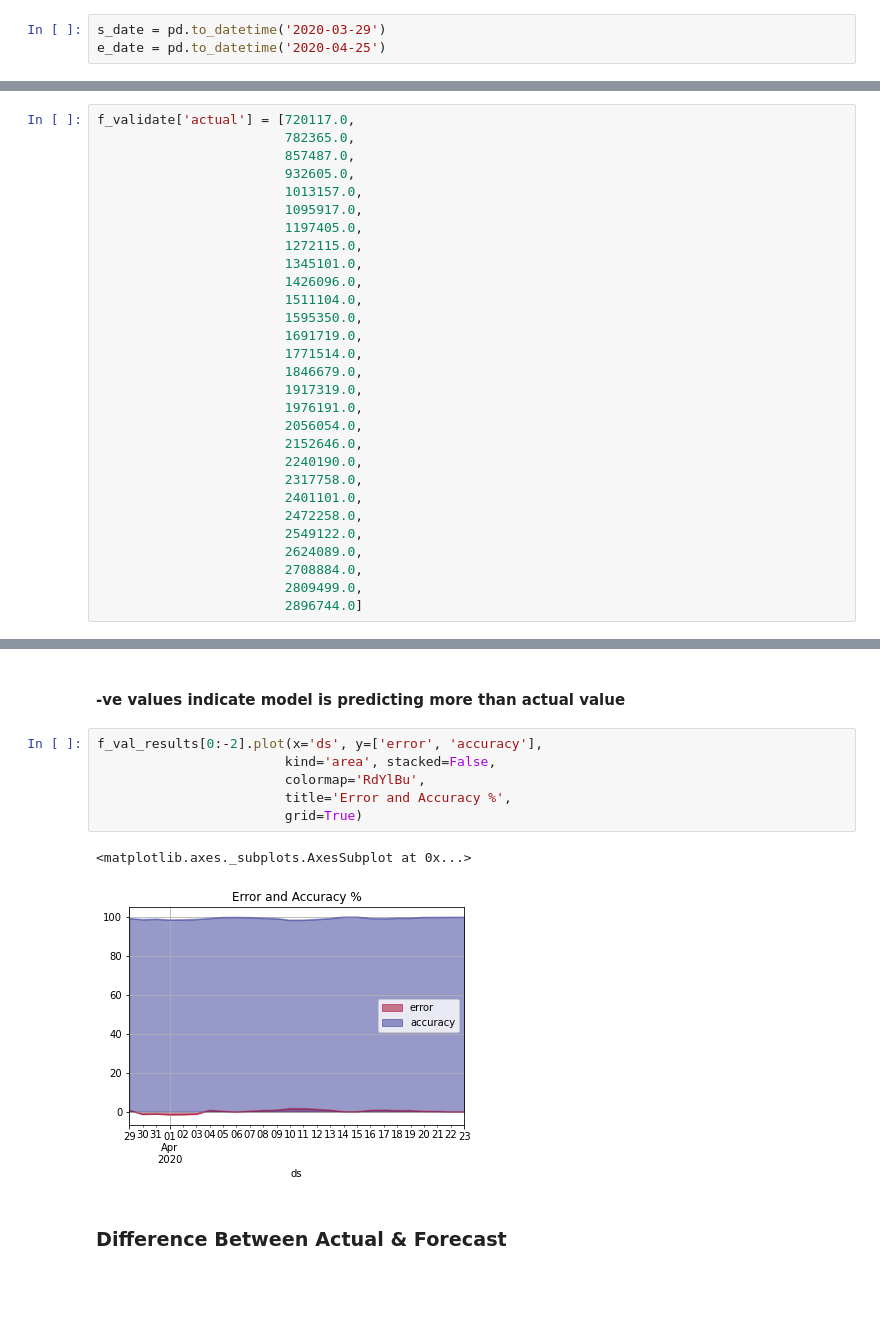
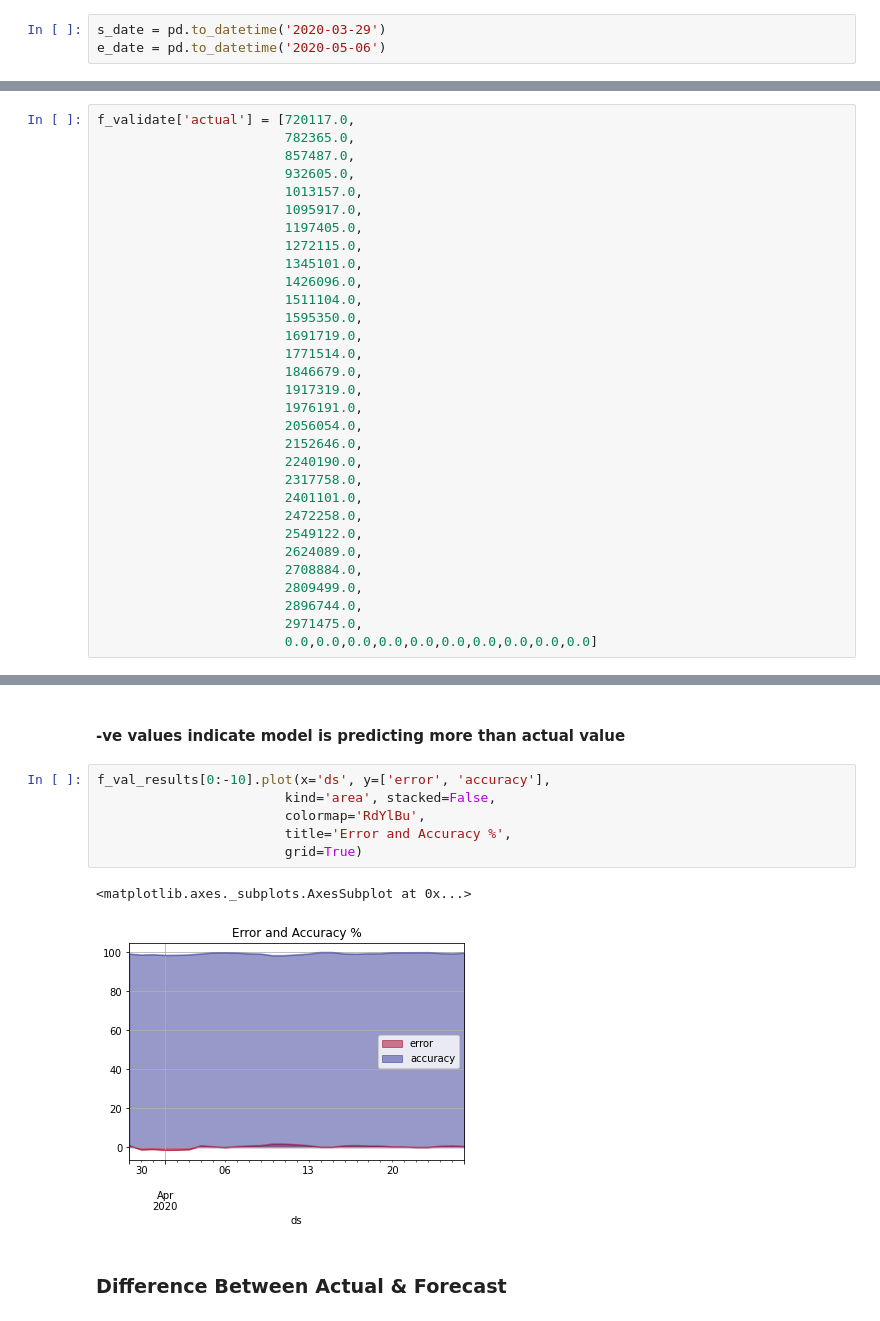
Before and after one commit to synaplasticity/fbprop, a Jupyter notebook: covaid-19-notebook-Apr23.ipynb, the cells around one changed output, grey strips where cells are left out. Saved outputs shown, nothing was run; the diff lists cells and outputs as text; blank space fills up the shorter version.

```diff
--- a/covaid-19-notebook-Apr23.ipynb
+++ b/covaid-19-notebook-Apr23.ipynb
@@ -138,7 +138,7 @@ py.iplot(fig)
 f_validate = forecast.copy()
 # %%
 s_date = pd.to_datetime('2020-03-29')
-e_date = pd.to_datetime('2020-04-25')
+e_date = pd.to_datetime('2020-05-06')
 # %%
 f_validate = f_validate.loc[(f_validate['ds'] >= s_date) & (f_validate['ds'] <= e_date)]
 # %%
@@ -174,7 +174,9 @@ f_validate['actual'] = [720117.0,
                         2624089.0,
                         2708884.0,
                         2809499.0,
-                        2896744.0]
+                        2896744.0,
+                        2971475.0,
+                        0.0,0.0,0.0,0.0,0.0,0.0,0.0,0.0,0.0,0.0]
 # %%
 f_validate_actual_len = len(f_validate)
 # %%
@@ -214,14 +216,14 @@ f_val_results = f_validate[['ds', 'yhat', 'actual', 'diff', 'error', 'accuracy']
 # %% [markdown]
 #### -ve values indicate model is predicting more than actual value
 # %%
-f_val_results[0:-2].plot(x='ds', y=['error', 'accuracy'],
+f_val_results[0:-10].plot(x='ds', y=['error', 'accuracy'],
                         kind='area', stacked=False,
                         colormap='RdYlBu',
                         title='Error and Accuracy %',
                         grid=True)
 # %% [output]
 <matplotlib.axes._subplots.AxesSubplot at 0x...>
-[figure, old version]
+[figure, new version]
 # %% [markdown]
 ### Difference Between Actual & Forecast
 # %% [markdown]
```
Also changed, not shown: parts of 6 cells of this notebook.
